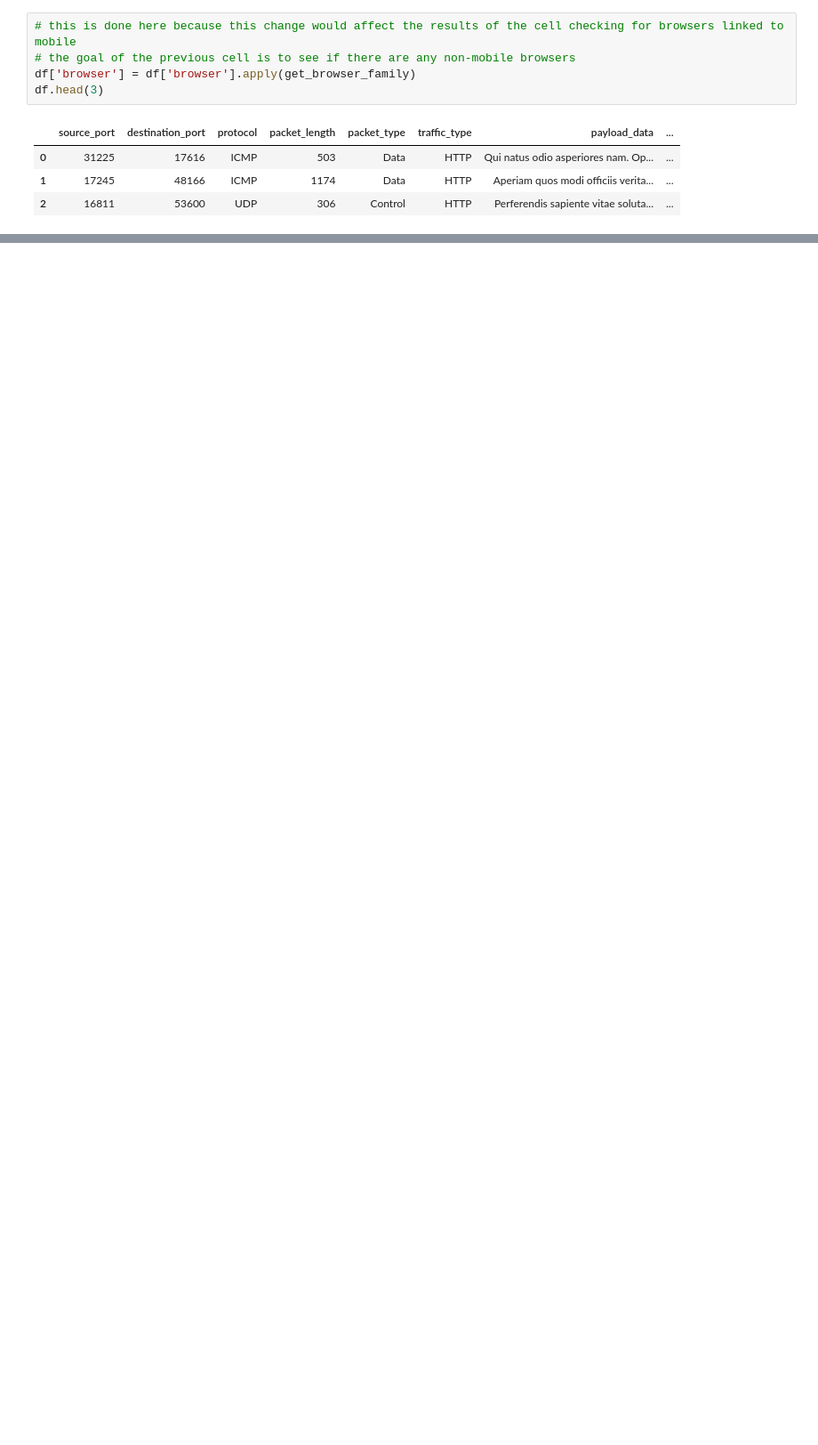
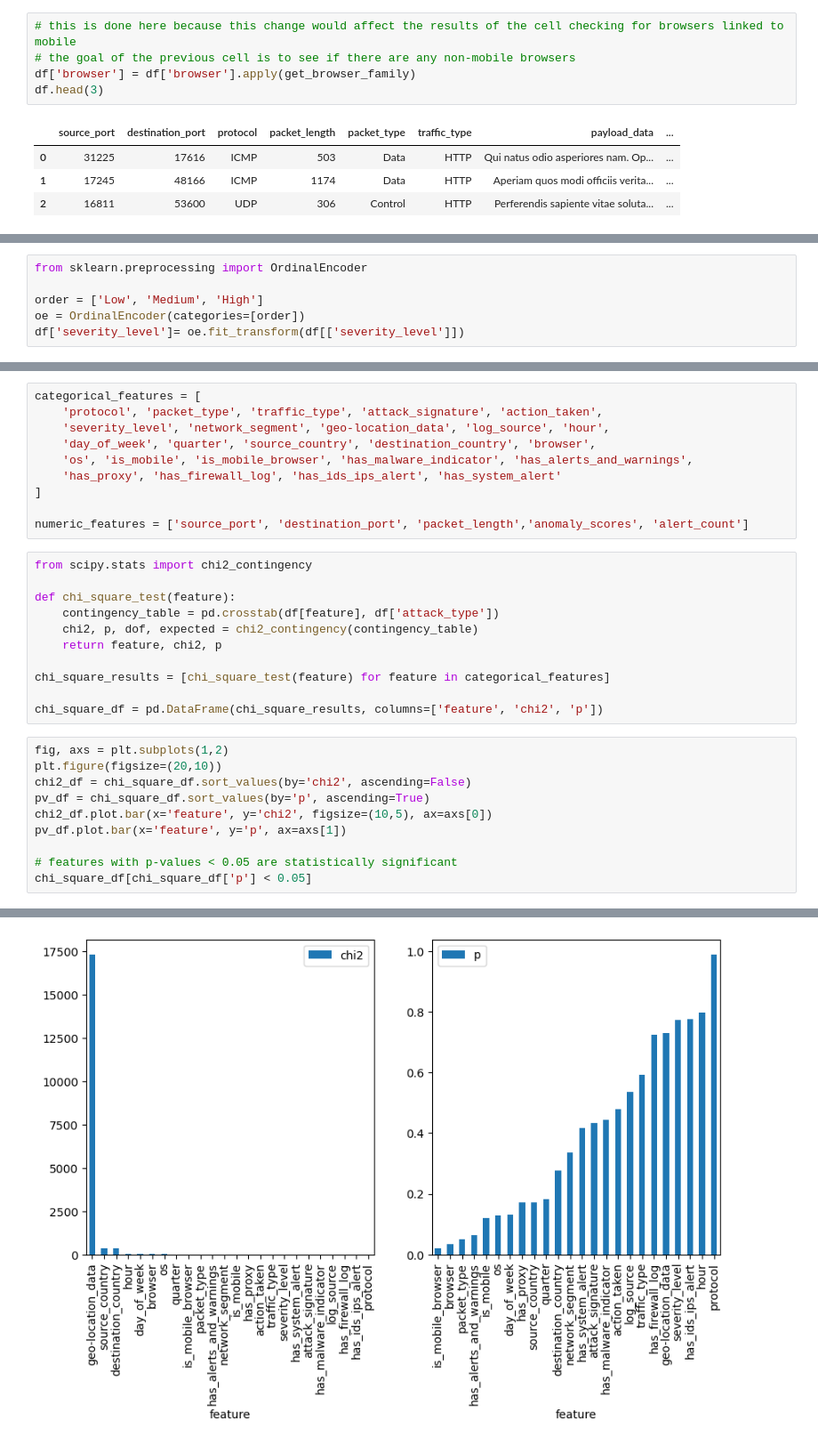
Before and after one commit to dominicbraam/cyberattack-model, a Jupyter notebook: notebooks/Data Exploration.ipynb, the cells around one changed output, grey strips where cells are left out. Shown at 89% size. Saved outputs shown, nothing was run; the diff lists cells and outputs as text; blank space fills up the shorter version.

```diff
--- a/notebooks/Data Exploration.ipynb
+++ b/notebooks/Data Exploration.ipynb
@@ -444 +557,7 @@ For the attack types.
+# %%
+from sklearn.preprocessing import OrdinalEncoder
+
+order = ['Low', 'Medium', 'High']
+oe = OrdinalEncoder(categories=[order])
+df['severity_level']= oe.fit_transform(df[['severity_level']])
 # %% [markdown]
@@ -474,0 +575,32 @@ We can check categorical, then numerical, then both features alongside attack_ty
+# %%
+categorical_features = [
+    'protocol', 'packet_type', 'traffic_type', 'attack_signature', 'action_taken',
+    'severity_level', 'network_segment', 'geo-location_data', 'log_source', 'hour',
+    'day_of_week', 'quarter', 'source_country', 'destination_country', 'browser',
+    'os', 'is_mobile', 'is_mobile_browser', 'has_malware_indicator', 'has_alerts_and_warnings',
+    'has_proxy', 'has_firewall_log', 'has_ids_ips_alert', 'has_system_alert'
+]
+
+numeric_features = ['source_port', 'destination_port', 'packet_length','anomaly_scores', 'alert_count']
+# %%
+from scipy.stats import chi2_contingency
+
+def chi_square_test(feature):
+    contingency_table = pd.crosstab(df[feature], df['attack_type'])
+    chi2, p, dof, expected = chi2_contingency(contingency_table)
+    return feature, chi2, p
+
+chi_square_results = [chi_square_test(feature) for feature in categorical_features]
+
+chi_square_df = pd.DataFrame(chi_square_results, columns=['feature', 'chi2', 'p'])
+# %%
+fig, axs = plt.subplots(1,2)
+plt.figure(figsize=(20,10))
+chi2_df = chi_square_df.sort_values(by='chi2', ascending=False)
+pv_df = chi_square_df.sort_values(by='p', ascending=True)
+chi2_df.plot.bar(x='feature', y='chi2', figsize=(10,5), ax=axs[0])
+pv_df.plot.bar(x='feature', y='p', ax=axs[1])
+
+# features with p-values < 0.05 are statistically significant
+chi_square_df[chi_square_df['p'] < 0.05]
+# %% [output]
@@ -474,0 +611 @@ We can check categorical, then numerical, then both features alongside attack_ty
+[figure, added]
```
Also changed, not shown: parts of 37 cells of this notebook, 1 other file.
